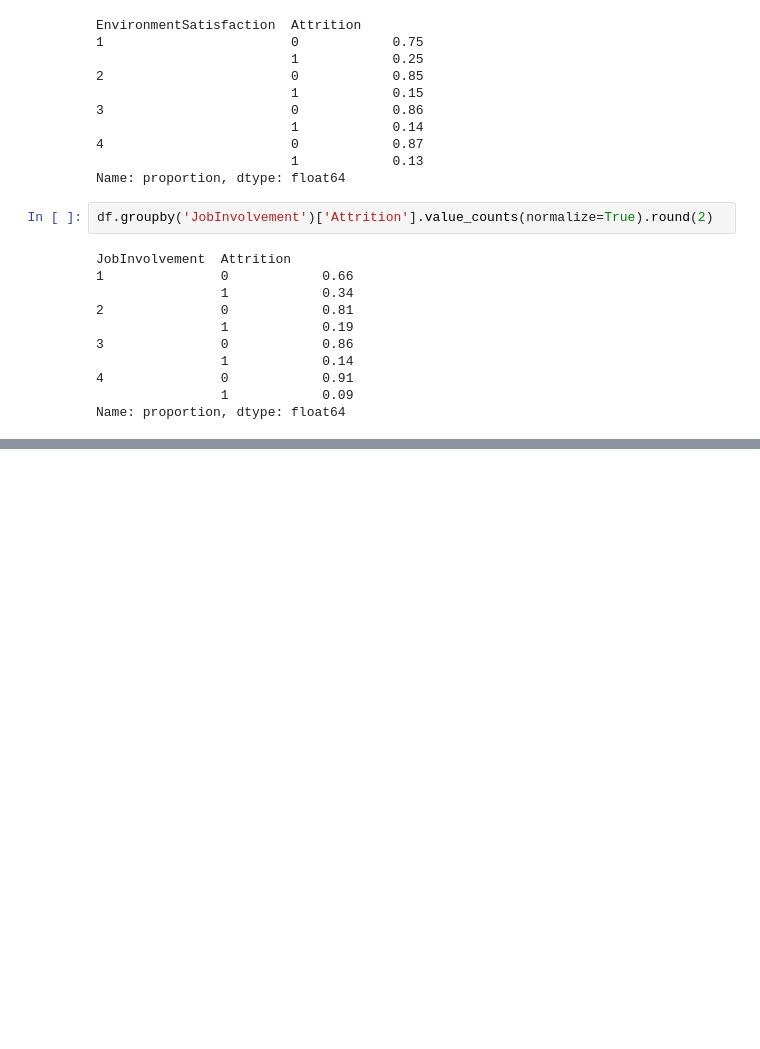
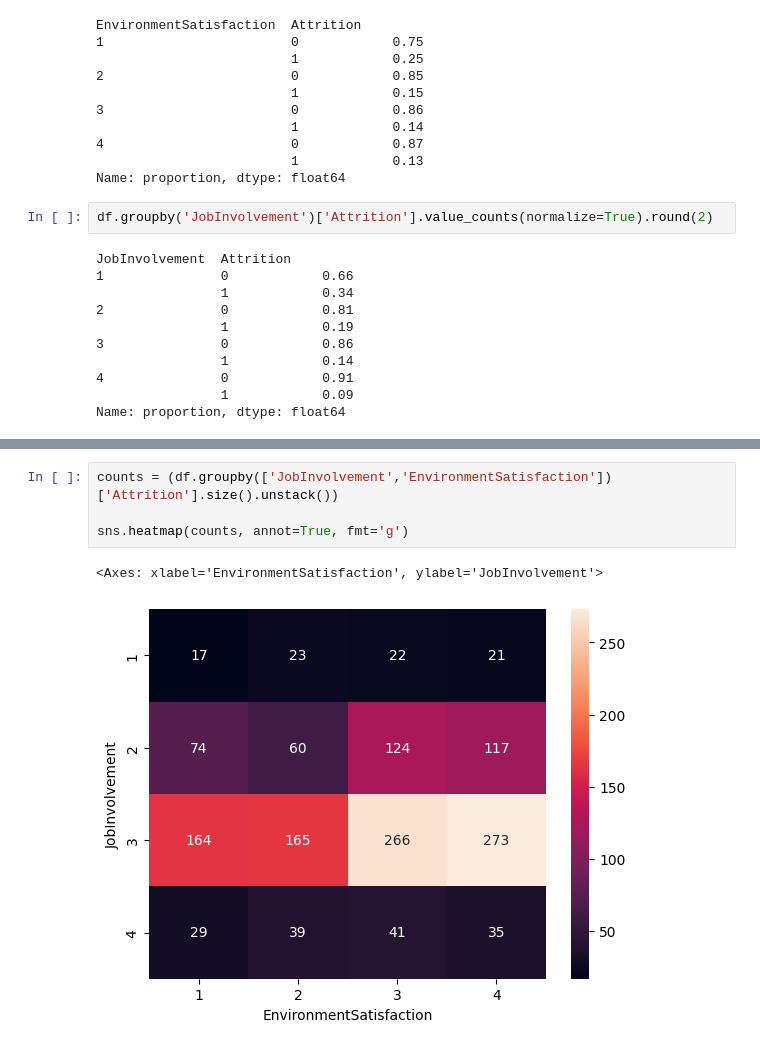
Before and after one commit to ismail-sha/Employee-Resignation-Prediction, a Jupyter notebook: resig_pred.ipynb, the cells around one changed output, grey strips where cells are left out. Saved outputs shown, nothing was run; the diff lists cells and outputs as text; blank space fills up the shorter version.

```diff
--- a/resig_pred.ipynb
+++ b/resig_pred.ipynb
@@ -202,0 +245,7 @@ Name: proportion, dtype: float64
+# %%
+counts = (df.groupby(['JobInvolvement','EnvironmentSatisfaction'])['Attrition'].size().unstack())
+
+sns.heatmap(counts, annot=True, fmt='g')
+# %% [output]
+<Axes: xlabel='EnvironmentSatisfaction', ylabel='JobInvolvement'>
+[figure, added]
```
Also changed, not shown: parts of 3 cells of this notebook.
